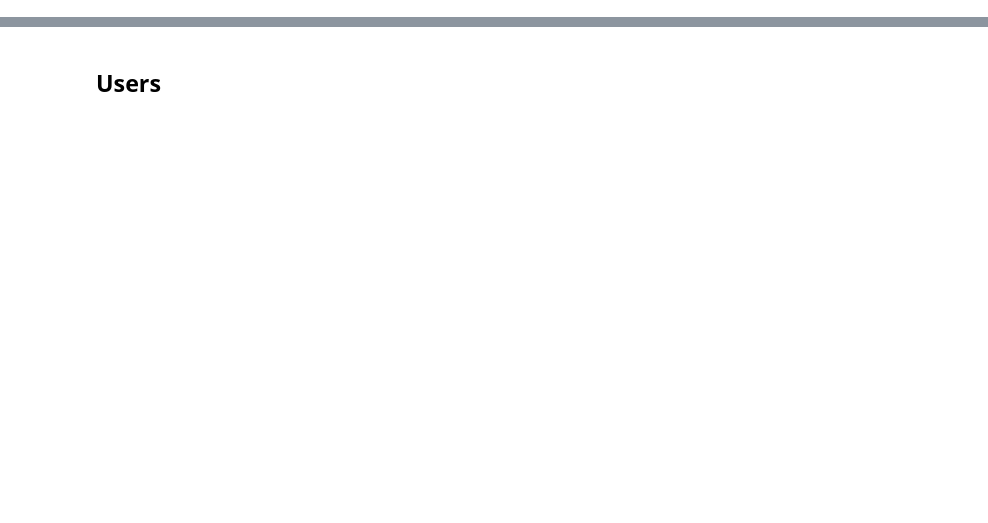
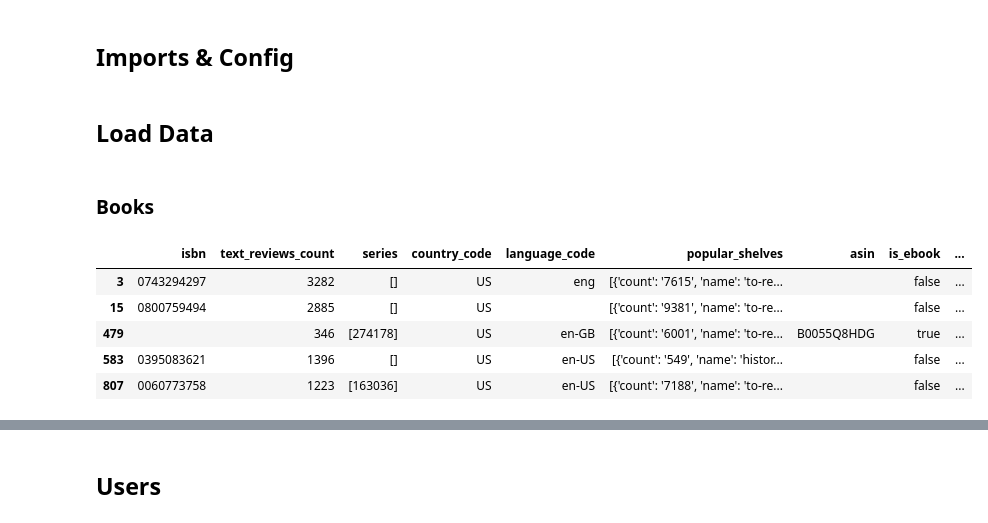
Before and after one commit to yamirghofran/BookDB, a Jupyter notebook: notebooks/upload-data-to-postgres.ipynb, the cells around one changed output, grey strips where cells are left out. Saved outputs shown, nothing was run; the diff lists cells and outputs as text; code cells hidden in the pictures; blank space fills up the shorter version.

```diff
--- a/notebooks/upload-data-to-postgres.ipynb
+++ b/notebooks/upload-data-to-postgres.ipynb
@@ -1,7 +1,37 @@
+# %% [markdown]
+## Imports & Config
 # %%
+import os
+from dotenv import load_dotenv
+load_dotenv()
 from sqlalchemy import create_engine
 import names
 import pandas as pd
 import dask.dataframe as dd
 import random
-engine = create_engine(POSTGRES_URL)
+POSTGRESQL_URL = os.getenv("POSTGRESQL_URL")
+if POSTGRESQL_URL is None:
+    raise ValueError("POSTGRESQL_URL environment variable not set")
+engine = create_engine(POSTGRESQL_URL)
+
+pd.set_option('display.max_columns', None)
+pd.set_option('display.max_rows', None)
+# %% [markdown]
+## Load Data
+# %%
+books_df = dd.read_parquet('../data/reduced_books.parquet')
+interactions_df = dd.read_parquet('../data/reduced_interactions.parquet')
+reviews_df = dd.read_parquet('../data/reduced_reviews.parquet')
+authors_df = dd.read_parquet('../data/new_authors.parquet')
+users = pd.read_csv("../data/user_id_map.csv")
+# %% [markdown]
+### Books
+# %%
+books_df.head()
+# %% [output]
+|  | isbn | text_reviews_count | series | country_code | language_code | popular_shelves | asin | is_ebook | ... |
+| 3 | 0743294297 | 3282 | [] | US | eng | [{'count': '7615', 'name': 'to-re... |  | false | ... |
+| 15 | 0800759494 | 2885 | [] | US |  | [{'count': '9381', 'name': 'to-re... |  | false | ... |
+| 479 |  | 346 | [274178] | US | en-GB | [{'count': '6001', 'name': 'to-re... | B0055Q8HDG | true | ... |
+| 583 | 0395083621 | 1396 | [] | US | en-US | [{'count': '549', 'name': 'histor... |  | false | ... |
+| 807 | 0060773758 | 1223 | [163036] | US | en-US | [{'count': '7188', 'name': 'to-re... |  | false | ... |
```
Also changed, not shown: parts of 11 cells of this notebook, 2 other files.
